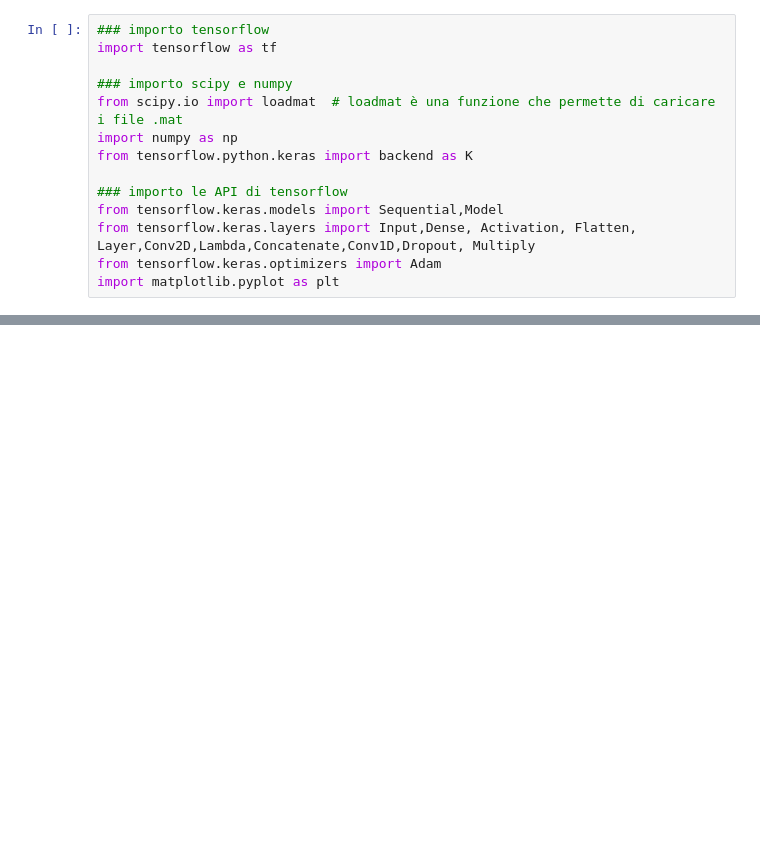
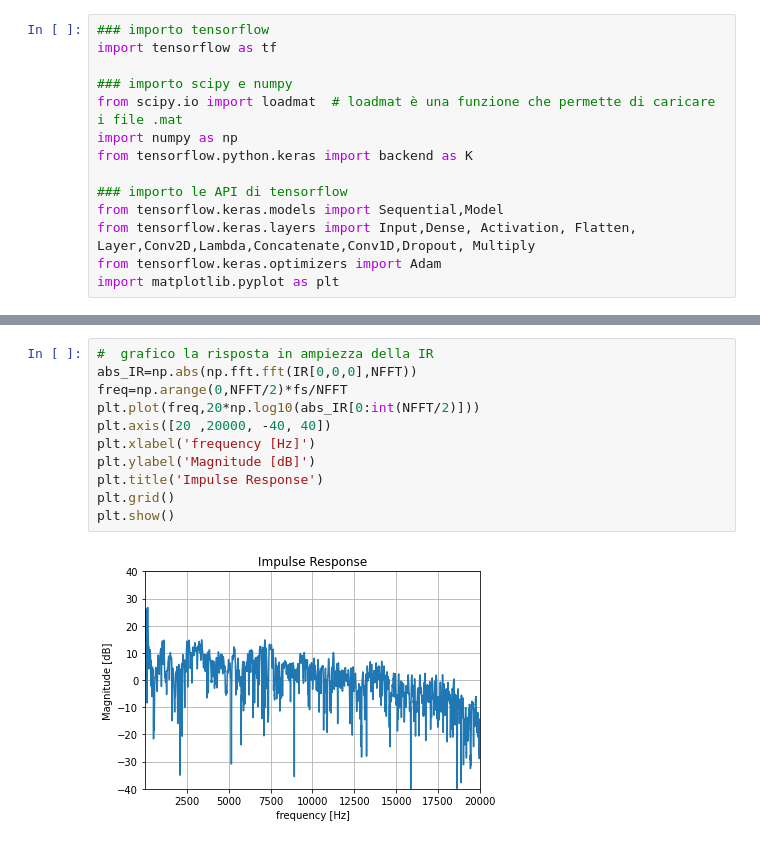
Before and after one commit to A3Lab-UNIVPM/DL4SP_notebooks, a Jupyter notebook: audio_equalization.ipynb, the cells around one changed output, grey strips where cells are left out. Cells and saved outputs as stored; diff of their text form; blank space fills up the shorter version.

```diff
--- a/audio_equalization.ipynb
+++ b/audio_equalization.ipynb
@@ -213,0 +39,13 @@ It is possible that this is intended behavior, but it is more likely
+# %%
+#  grafico la risposta in ampiezza della IR
+abs_IR=np.abs(np.fft.fft(IR[0,0,0],NFFT))
+freq=np.arange(0,NFFT/2)*fs/NFFT
+plt.plot(freq,20*np.log10(abs_IR[0:int(NFFT/2)]))
+plt.axis([20 ,20000, -40, 40])
+plt.xlabel('frequency [Hz]')
+plt.ylabel('Magnitude [dB]')
+plt.title('Impulse Response')
+plt.grid()
+plt.show()
+# %% [output]
+[figure, added]
```
Also changed, not shown: parts of 5 cells of this notebook.
